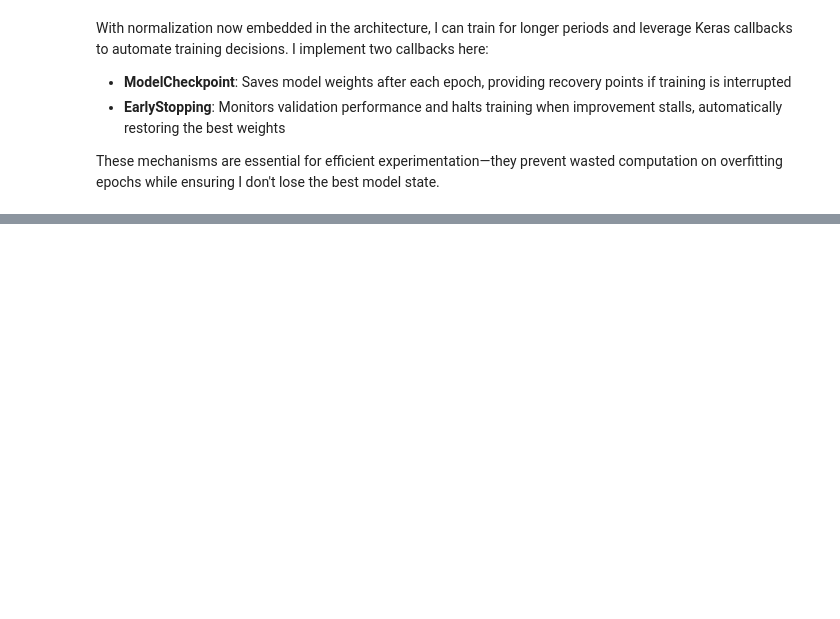
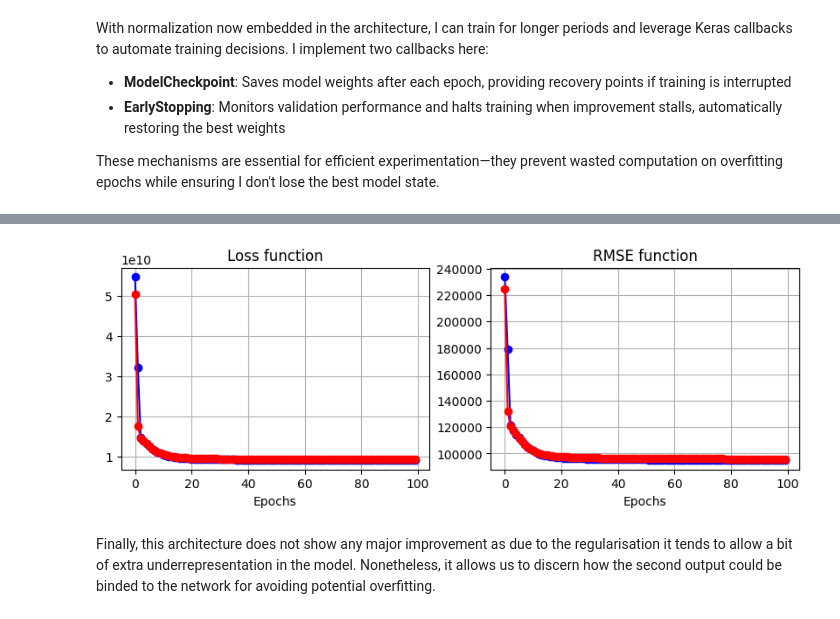
Before and after one commit to nescuderor/Personal_portfolio, a Jupyter notebook: 04_Neural_networks/02_basic_architectures.ipynb, the cells around one changed output, grey strips where cells are left out. Saved outputs shown, nothing was run; the diff lists cells and outputs as text; code cells hidden in the pictures; blank space fills up the shorter version.

Commit message:
Implementing extra architectures

```diff
--- a/04_Neural_networks/02_basic_architectures.ipynb
+++ b/04_Neural_networks/02_basic_architectures.ipynb
@@ -308,0 +617,18 @@ Epoch 100/100
+# %%
+# Compiling the model
+w_d_model_3.compile(loss=["mean_squared_error", "mean_squared_error"], loss_weights=[0.9, 0.1],
+                    optimizer="adam", metrics=["root_mean_squared_error", "root_mean_squared_error"])
+
+# Adapting the input layers
+normalize1.adapt(x_tra_deep)
+normalize2.adapt(x_tra_wide)
+
+# Creating the callbacks
+checkpoints_log = tf.keras.callbacks.ModelCheckpoint(filepath="wd2_checkpoints.weights.h5",
+                                                     save_weights_only=True)
+early_stopping_wd3 = tf.keras.callbacks.EarlyStopping(patience=10, restore_best_weights=True)
+
+# Fitting the model
+wd_history_3 = w_d_model_3.fit([x_tra_deep, x_tra_wide], [y_tra, y_tra], epochs=100,
+                               validation_data=([x_val_deep, x_val_wide], [y_val, y_val]),
+                               callbacks=[checkpoints_log, early_stopping_wd3])
@@ -308,0 +653,23 @@ Epoch 100/100
+# %%
+# Visualizing the evolution ot the training
+evolution = wd_history_3.history
+
+# Visualizing the evolution of loss function and RMSE.
+fig, (ax1, ax2) = plt.subplots(ncols= 2, figsize= (10, 3))
+ax1.plot(history.epoch, evolution["loss"], "-ob", label="Training loss")
+ax1.plot(history.epoch, evolution["val_loss"], "-or", label="Validation loss")
+ax1.set_xlabel("Epochs")
+ax1.set_title("Loss function")
+ax1.grid()
+
+ax2.plot(history.epoch, evolution["dense_43_root_mean_squared_error"], "-ob", label="Training RMSE")
+ax2.plot(history.epoch, evolution["val_dense_43_root_mean_squared_error"], "-or", label="Validation RMSE")
+ax2.set_xlabel("Epochs")
+ax2.set_title("RMSE function")
+ax2.grid()
+
+plt.show()
+# %% [output]
+[figure, added]
+# %% [markdown]
+Finally, this architecture does not show any major improvement as due to the regularisation it tends to allow a bit of extra underrepresentation in the model. Nonetheless, it allows us to discern how the second output could be binded to the network for avoiding potential overfitting.
```
Also changed, not shown: parts of 23 cells of this notebook.
